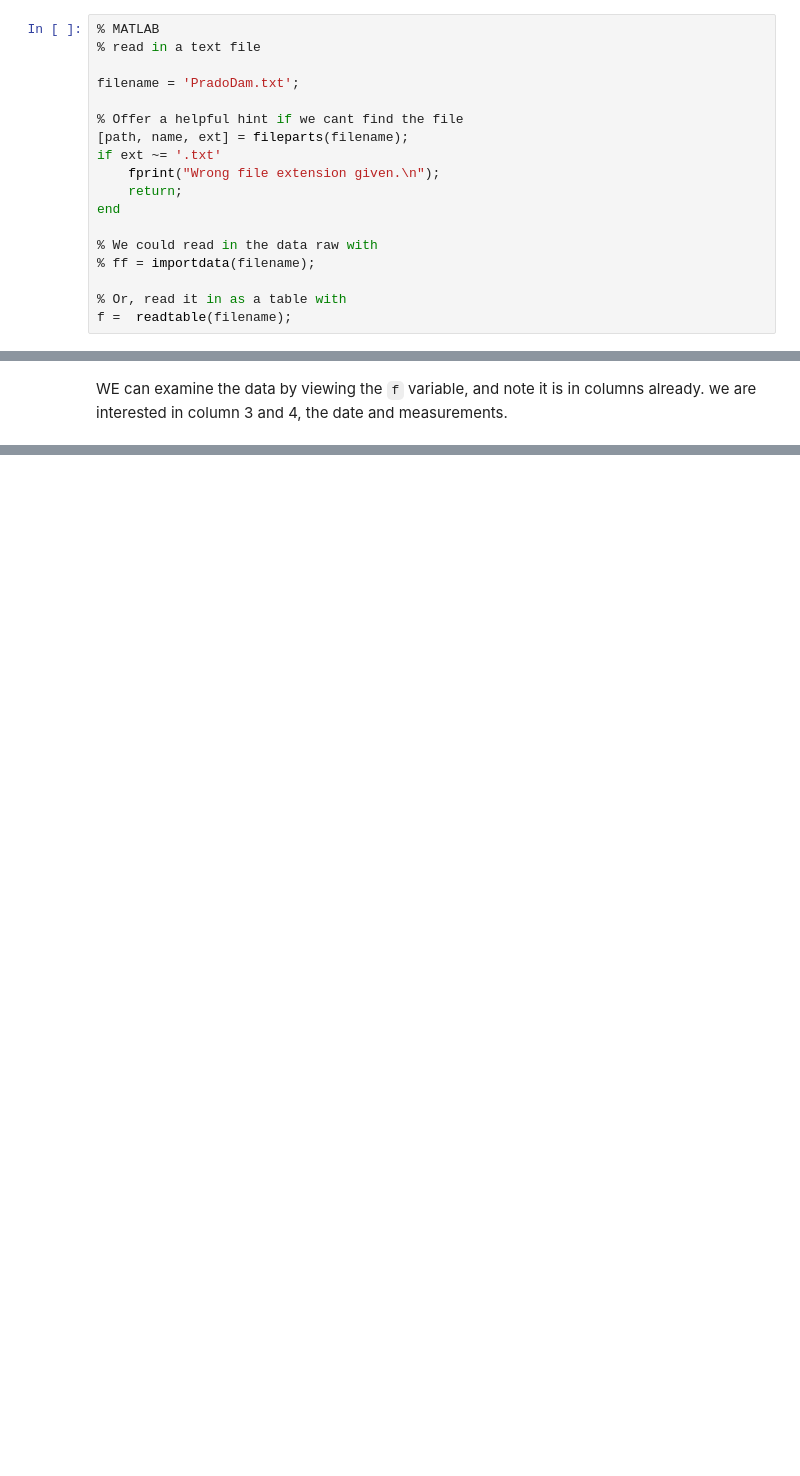
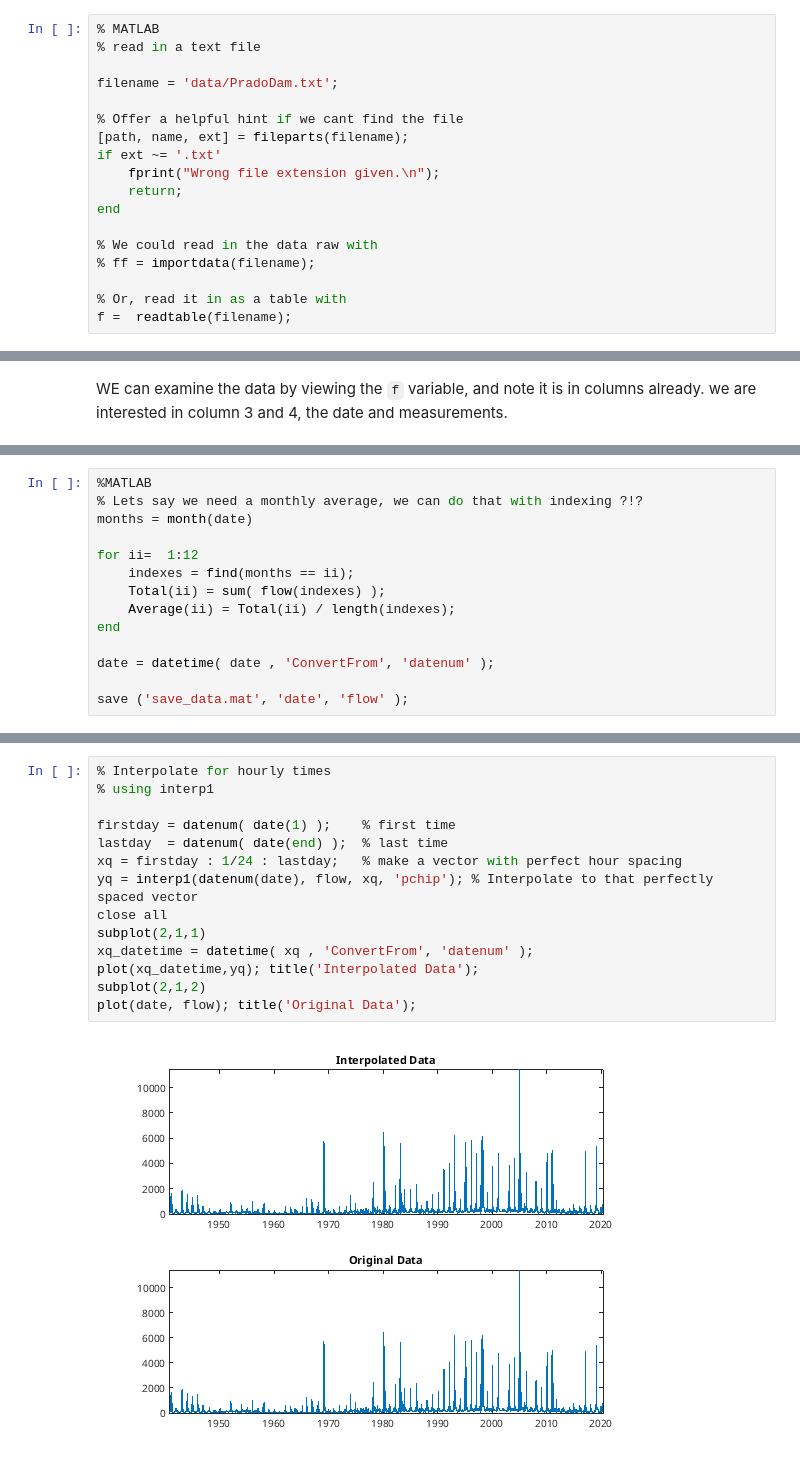
Before and after one commit to tgstone/sio-math-workshop, a Jupyter notebook: docs/source/day2/data_workshop2.ipynb, the cells around one changed output, grey strips where cells are left out. Cells and saved outputs as stored; diff of their text form; blank space fills up the shorter version.

Commit message:
MATLAB day2 example 1 done

```diff
--- a/docs/source/day2/data_workshop2.ipynb
+++ b/docs/source/day2/data_workshop2.ipynb
@@ -62,7 +66,7 @@ In MATLAB, we can load this data in by giving the filename of the data location,
 % MATLAB
 % read in a text file
 
-filename = 'PradoDam.txt';
+filename = 'data/PradoDam.txt';
 
 % Offer a helpful hint if we cant find the file
 [path, name, ext] = fileparts(filename);
@@ -132,0 +94,14 @@ xtickformat('dd-MMM-yyyy');
+# %%
+%MATLAB
+% Lets say we need a monthly average, we can do that with indexing ?!?
+months = month(date)
+
+for ii=  1:12
+    indexes = find(months == ii);
+    Total(ii) = sum( flow(indexes) );
+    Average(ii) = Total(ii) / length(indexes);
+end
+
+date = datetime( date , 'ConvertFrom', 'datenum' );
+
+save ('save_data.mat', 'date', 'flow' );
@@ -147,0 +148,16 @@ inad = find(isnat(date))
+# %%
+% Interpolate for hourly times
+% using interp1
+
+firstday = datenum( date(1) );    % first time
+lastday  = datenum( date(end) );  % last time
+xq = firstday : 1/24 : lastday;   % make a vector with perfect hour spacing
+yq = interp1(datenum(date), flow, xq, 'pchip'); % Interpolate to that perfectly spaced vector
+close all
+subplot(2,1,1)
+xq_datetime = datetime( xq , 'ConvertFrom', 'datenum' );
+plot(xq_datetime,yq); title('Interpolated Data');
+subplot(2,1,2)
+plot(date, flow); title('Original Data');
+# %% [output]
+[figure, added]
```
Also changed, not shown: parts of 33 cells of this notebook, 1 other file.
